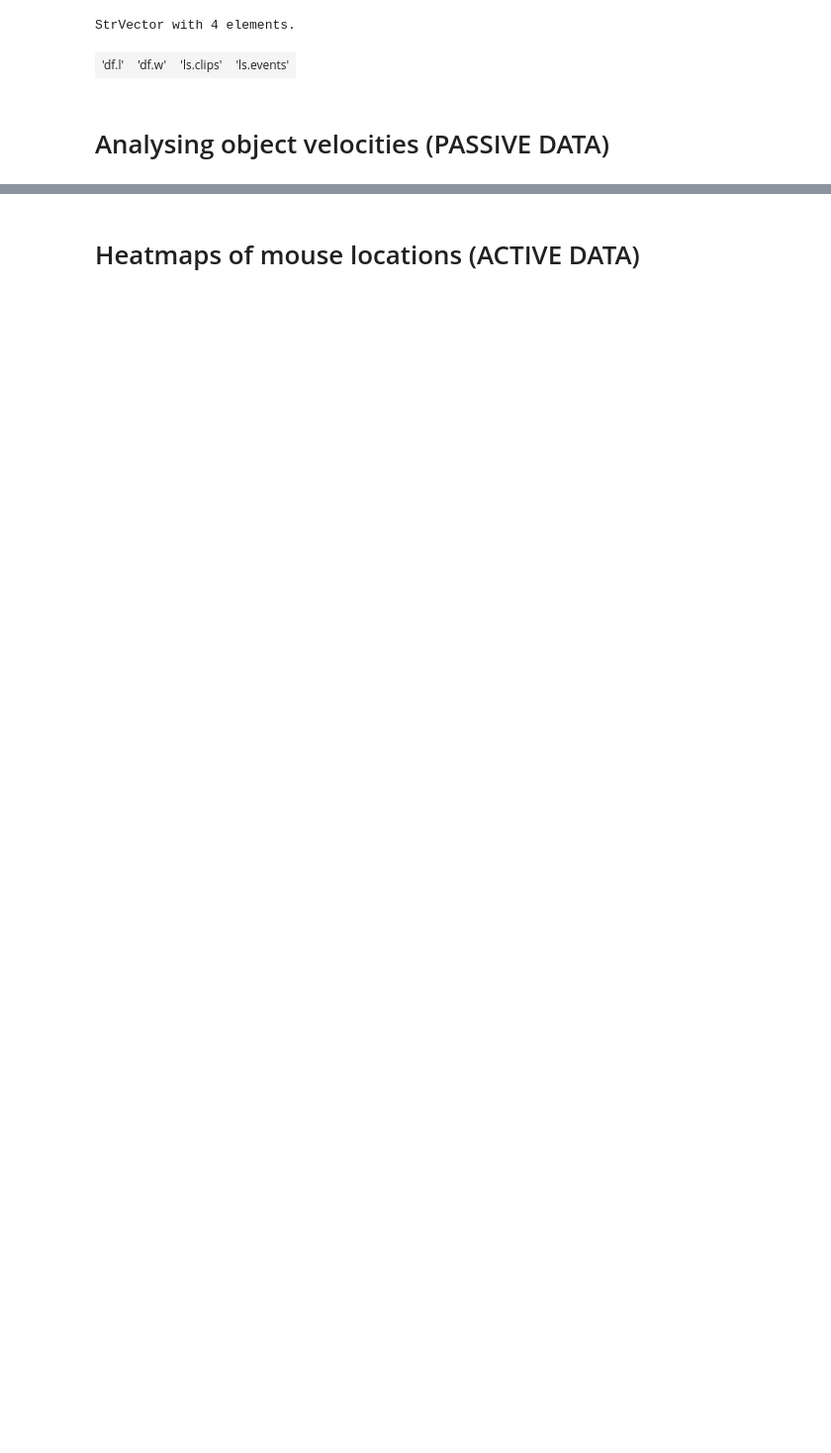
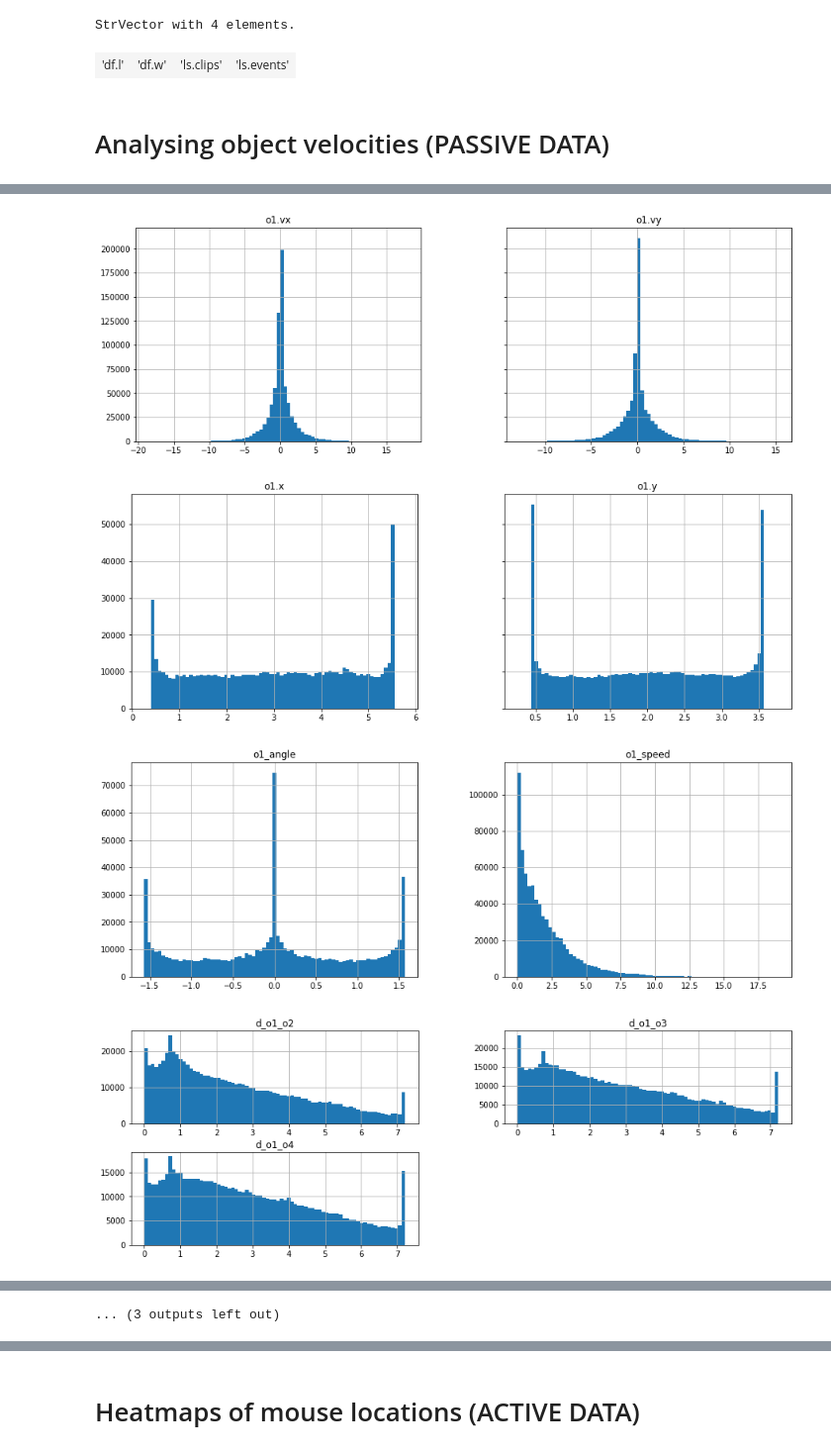
Before and after one commit to iamhectorotero/learning-physical-properties-with-rnns, a Jupyter notebook: 0. Preliminary analysis.ipynb, the cells around one changed output, grey strips where cells are left out. Shown at 99% size. Cells and saved outputs as stored; diff of their text form; code cells hidden in the pictures; blank space fills up the shorter version.

```diff
--- a/0. Preliminary analysis.ipynb
+++ b/0. Preliminary analysis.ipynb
@@ -71,0 +78,10 @@ concat_trials.shape[0]
+# %%
+mass_trials = read_dataset("data/mass_trials_exp2.h5")
+force_trials = read_dataset("data/force_trials_exp2.h5")
+# %%
+basic_plotting(mass_trials)
+# %% [output]
+[figure, added]
+[figure, added]
+[figure, added]
+[figure, added]
@@ -71,0 +96 @@ concat_trials.shape[0]
+... (3 outputs left out)
```
Also changed, not shown: parts of 15 cells of this notebook.
